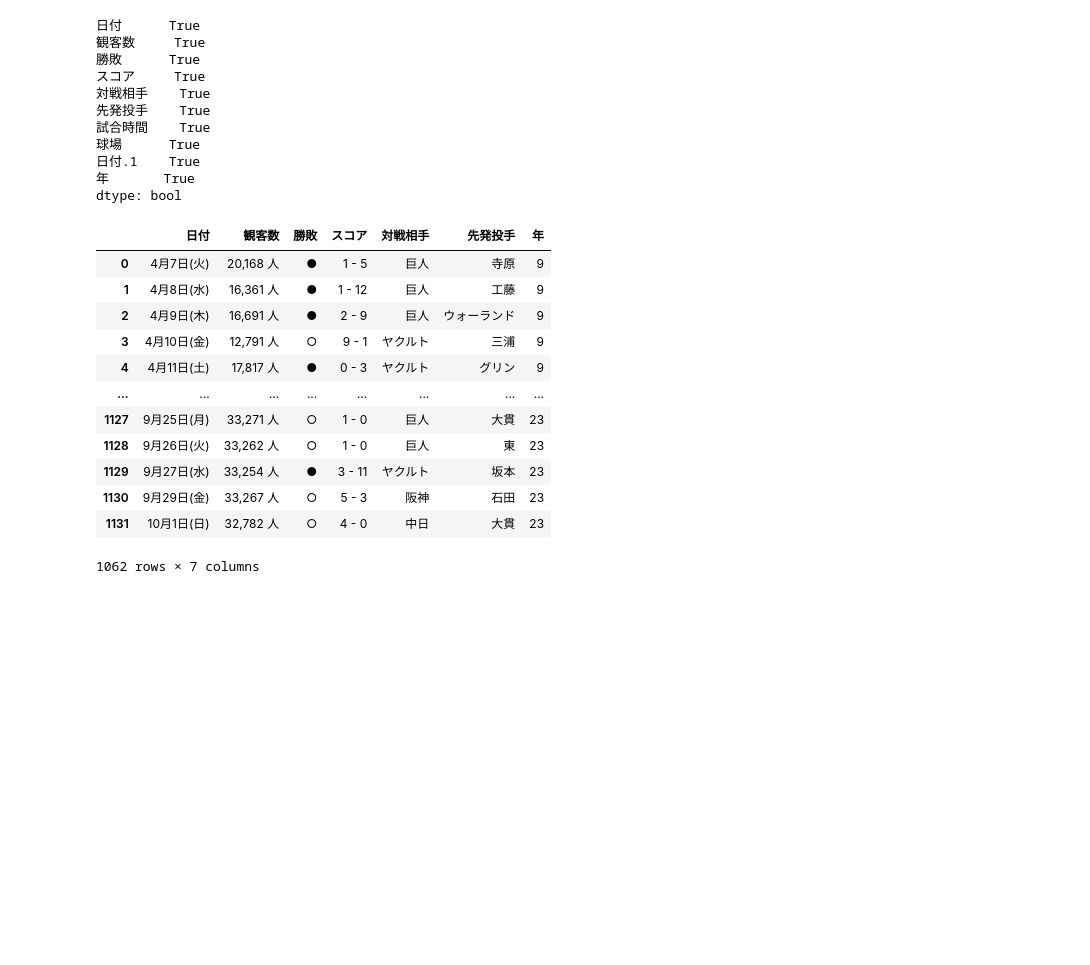
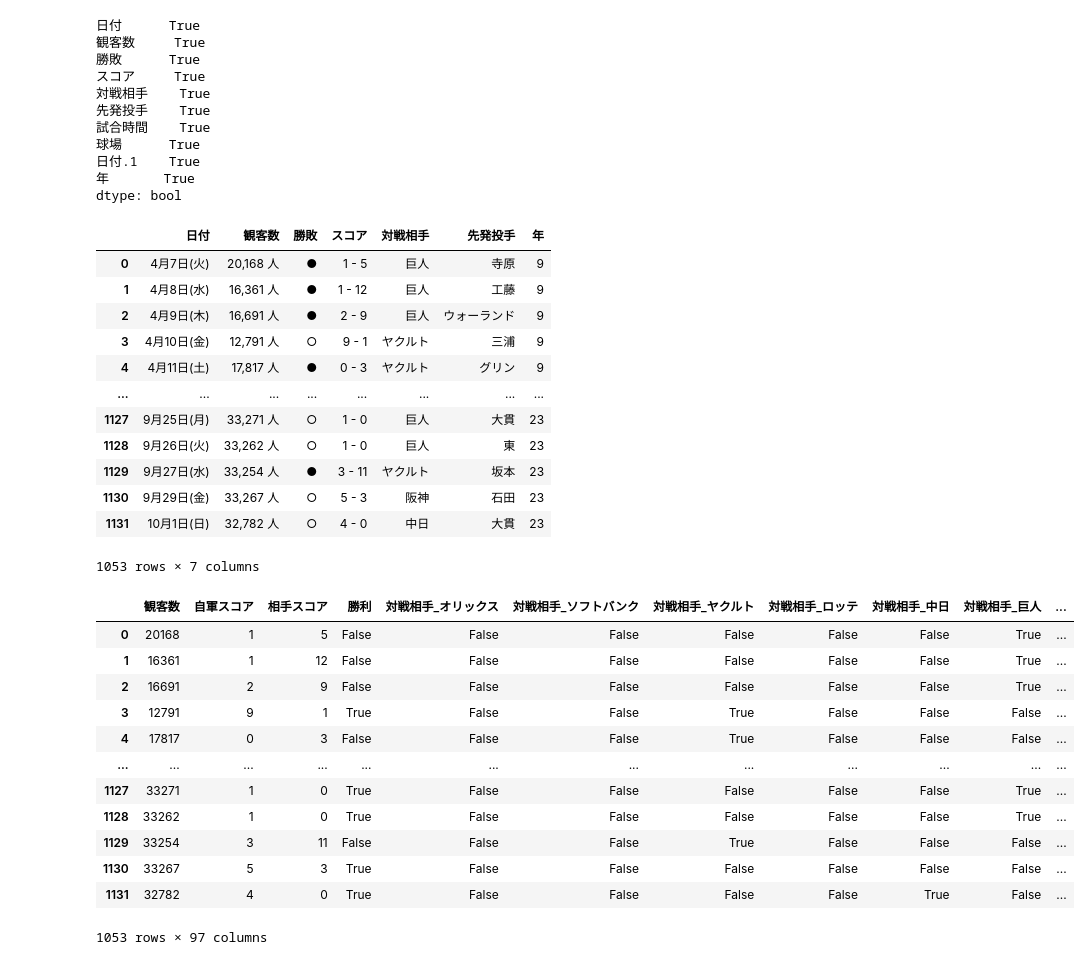
Before and after one commit to tsyu12345/Class_DataScienceEX, a Jupyter notebook: 最終課題用/report-23vr008n.ipynb, the cells around one changed output. Cells and saved outputs as stored; diff of their text form; code cells hidden in the pictures; blank space fills up the shorter version.

```diff
--- a/最終課題用/report-23vr008n.ipynb
+++ b/最終課題用/report-23vr008n.ipynb
@@ -34,9 +43,8 @@ base_url: const[str] = "https://baseball-freak.com/audience/"
 # %%
 # 指定範囲年のデータのインポート
 datas: list[pd.DataFrame] = []
-for year in range(data_year_range[0], data_year_range[1]+1):
+for year in tqdm(range(data_year_range[0], data_year_range[1]+1), desc="Fetching Data...."):
     url = f"{base_url}{year:02}/{team}.html"
-    print(url)
     dfs = pd.read_html(url)
     datas.append(dfs[2])
 else:
@@ -82,8 +74,9 @@ dataset
 1132 rows × 10 columns
 # %%
 # 欠損値のある行は除外する。
+dataset.replace('-', np.nan, inplace=True)
+dataset.replace('中止', np.nan, inplace=True)
 dataset.dropna(inplace=True)
-
 dataset.notna().any()
 # %% [output]
 日付      True
@@ -114,4 +107,67 @@ dataset
 | 1129 | 9月27日(水) | 33,254 人 | ● | 3 - 11 | ヤクルト | 坂本 | 23 |
 | 1130 | 9月29日(金) | 33,267 人 | ○ | 5 - 3 | 阪神 | 石田 | 23 |
 | 1131 | 10月1日(日) | 32,782 人 | ○ | 4 - 0 | 中日 | 大貫 | 23 |
-1062 rows × 7 columns
+1053 rows × 7 columns
+# %%
+# データの成形・前処理
+
+# 観客数の単位（人）をのぞく
+def remove_unit(value: str):
+    return int(value[:-1].replace(',', ''))
+
+dataset['観客数'] = dataset['観客数'].apply(remove_unit)
+
+# スコアを自軍スコアと相手スコアに分ける
+dataset[['自軍スコア', '相手スコア']] = dataset['スコア'].str.split('-', expand=True)
+dataset["自軍スコア"] = dataset['自軍スコア'].astype(int)
+dataset['相手スコア'] = dataset['相手スコア'].astype(int)
+dataset.drop(columns=["スコア"], inplace=True)
+
+#勝敗：勝ち（○）= true, 負け（●） = falseとしてエンコーディングする
+dataset["勝利"] = dataset['勝敗'].apply(lambda v: True if v == '○' else False)
+dataset.drop(columns=["勝敗"], inplace=True)
+
+# 対戦相手と先発投手をonehotエンコーディングする
+df_encoded = pd.get_dummies(dataset, columns=["対戦相手", "先発投手"])
+
+# 日付データの成形
+df_encoded['年'] = df_encoded['年'].apply(lambda v: 2000 + int(v))
+def convine_date_year(row: Row):
+    date_str = row['日付']
+    year = row['年']
+
+    match = re.match(r'(\d+)月(\d+)日', date_str)
+    if match:
+        month = int(match.group(1))
+        day = int(match.group(2))
+        return pd.Timestamp(year=year, month=month, day=day)
+    else:
+        return None
+
+df_encoded['年月日'] = df_encoded.apply(convine_date_year, axis=1)
+df_encoded.drop(columns=['日付', '年'], inplace=True)
+df_encoded['年月日'] = pd.to_datetime(df_encoded['年月日'], format='%Y-%m-%d')
+#年, 月, 日データでそれぞれカラムを用意する
+df_encoded['年'] = df_encoded['年月日'].dt.year
+df_encoded['月'] = df_encoded['年月日'].dt.month
+df_encoded['日'] = df_encoded['年月日'].dt.day
+df_encoded['曜日'] = df_encoded['年月日'].dt.dayofweek
+df_encoded['四半期'] = df_encoded['年月日'].dt.quarter
+df_encoded.drop(columns=["年月日"], inplace=True)
+
+
+df_encoded
+# %% [output]
+|  | 観客数 | 自軍スコア | 相手スコア | 勝利 | 対戦相手_オリックス | 対戦相手_ソフトバンク | 対戦相手_ヤクルト | 対戦相手_ロッテ | 対戦相手_中日 | 対戦相手_巨人 | ... |
+| 0 | 20168 | 1 | 5 | False | False | False | False | False | False | True | ... |
+| 1 | 16361 | 1 | 12 | False | False | False | False | False | False | True | ... |
+| 2 | 16691 | 2 | 9 | False | False | False | False | False | False | True | ... |
+| 3 | 12791 | 9 | 1 | True | False | False | True | False | False | False | ... |
+| 4 | 17817 | 0 | 3 | False | False | False | True | False | False | False | ... |
+| ... | ... | ... | ... | ... | ... | ... | ... | ... | ... | ... | ... |
+| 1127 | 33271 | 1 | 0 | True | False | False | False | False | False | True | ... |
+| 1128 | 33262 | 1 | 0 | True | False | False | False | False | False | True | ... |
+| 1129 | 33254 | 3 | 11 | False | False | False | True | False | False | False | ... |
+| 1130 | 33267 | 5 | 3 | True | False | False | False | False | False | False | ... |
+| 1131 | 32782 | 4 | 0 | True | False | False | False | False | True | False | ... |
+1053 rows × 97 columns
```
Also changed, not shown: parts of 7 cells of this notebook, 1 other file.
